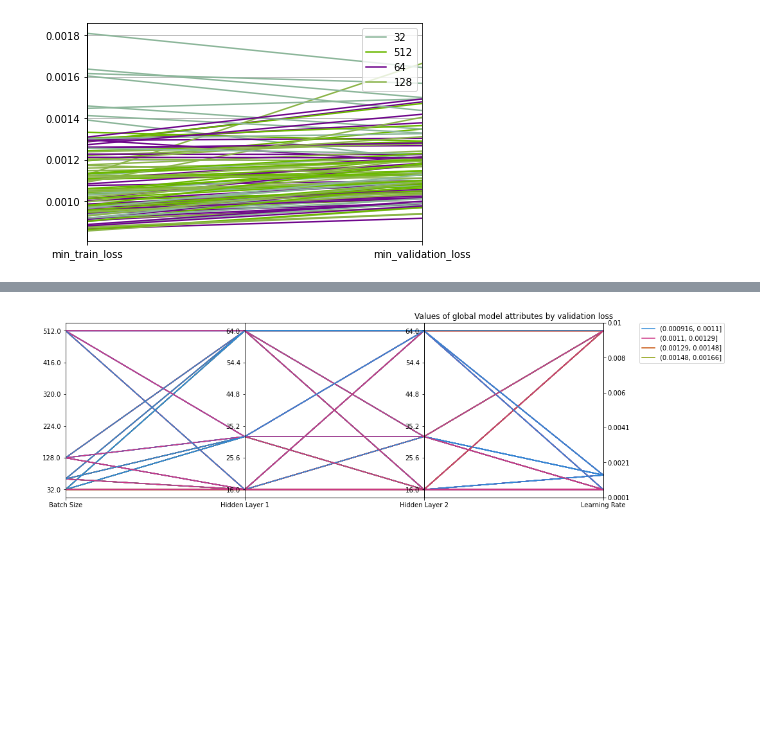
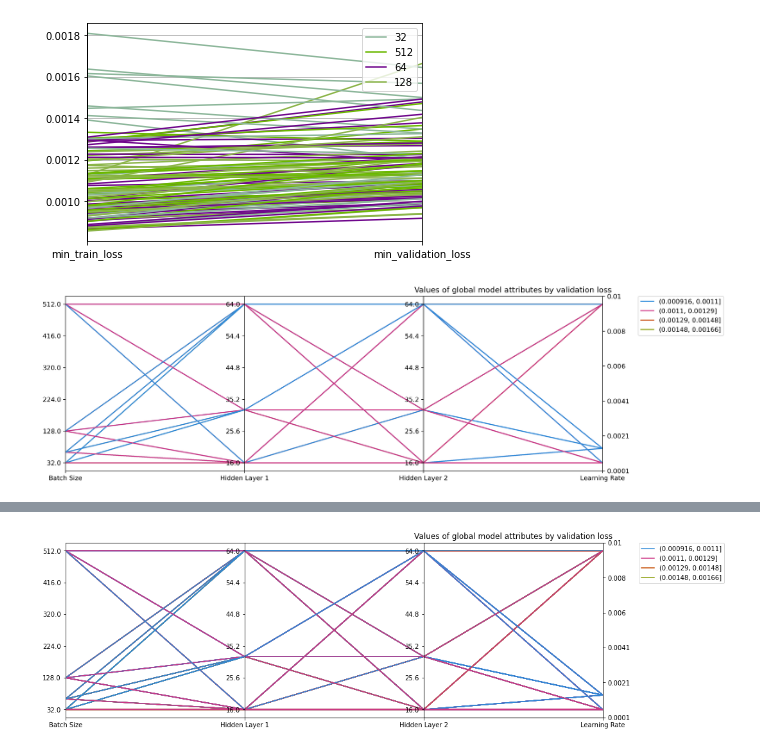
Before and after one commit to inf0rmatiker/model-service, a Jupyter notebook: experiments/nicks_notebook.ipynb, the cells around one changed output, grey strips where cells are left out. Drawn from its saved outputs; the diff is of its cells as text; code cells hidden in the pictures; blank space fills up the shorter version.

```diff
--- a/experiments/nicks_notebook.ipynb
+++ b/experiments/nicks_notebook.ipynb
@@ -151,3 +151,97 @@ for experiment in experiments:
 # print(dataframe['min_validation_loss'])
 # %% [output]
 [figure]
+# %%
+from matplotlib import ticker
+
+dataframe = pd.read_csv(filepath, header=0)
+# print("dataframe['min_validation_loss'] initial")
+# print(dataframe['min_validation_loss'])
+
+cols = ['batch_size', 'hl1_units', 'hl2_units', 'learning_rate']
+col_labels = ['Batch Size', 'Hidden Layer 1', 'Hidden Layer 2', 'Learning Rate']
+x = [i for i, _ in enumerate(cols)]
+colours = ['#2e8ad8', '#cd3785', '#c64c00', '#889a00']
+
+# print("dataframe['min_validation_loss'] final")
+# print(dataframe['min_validation_loss'])
+
+# dataframe['min_validation_loss'] = pd.cut(dataframe['min_validation_loss'], [0.000916, 0.0011, 0.00129, 0.00148, 0.00166])
+dataframe['loss_bucket'] = pd.cut(dataframe['min_validation_loss'], 4)
+
+# create dict of categories: colours
+colours = {dataframe['loss_bucket'].cat.categories[i]: colours[i] for i, _ in enumerate(dataframe['loss_bucket'].cat.categories)}
+
+# Create (X-1) sublots along x axis
+fig, axes = plt.subplots(1, len(x)-1, sharey=False, figsize=(15,5), dpi=300)
+
+# Get min, max and range for each column
+# Normalize the data for each column
+min_max_range = {}
+for col in cols:
+    min_max_range[col] = [dataframe[col].min(), dataframe[col].max(), np.ptp(dataframe[col])]
+#     if col == "learning_rate":
+#         print("min_max_range[col]")
+#         print(dataframe[col])
+#         print(min_max_range[col])
+    dataframe[col] = np.true_divide(dataframe[col] - dataframe[col].min(), np.ptp(dataframe[col]))
+#     if col == "learning_rate":
+#         print("min_max_range[col]")
+#         print(dataframe[col])
+#         print(min_max_range[col])
+
+# Plot each row
+for i, ax in enumerate(axes):
+    for idx in dataframe.index:
+        loss_category = dataframe.loc[idx, 'min_validation_loss']
+
+        for interval in colours.keys():
+            if loss_category in interval:
+                ax.plot(x, dataframe.loc[idx, cols], colours[interval])
+    ax.set_xlim([x[i], x[i+1]])
+
+# Set the tick positions and labels on y axis for each plot
+# Tick positions based on normalised data
+# Tick labels are based on original data
+def set_ticks_for_axis(dim, ax, ticks):
+    min_val, max_val, val_range = min_max_range[cols[dim]]
+    step = val_range / float(ticks-1)
+    tick_labels = [round(min_val + step * i, 2) for i in range(ticks)]
+    if cols[dim] == "learning_rate":
+        tick_labels = [round(min_val + step * i, 4) for i in range(ticks)]
+    norm_min = dataframe[cols[dim]].min()
+    norm_range = np.ptp(dataframe[cols[dim]])
+    norm_step = norm_range / float(ticks-1)
+    ticks = [round(norm_min + norm_step * i, 2) for i in range(ticks)]
+    ax.yaxis.set_ticks(ticks)
+    ax.set_yticklabels(tick_labels)
+
+for dim, ax in enumerate(axes):
+    ax.xaxis.set_major_locator(ticker.FixedLocator([dim]))
+    set_ticks_for_axis(dim, ax, ticks=6)
+    ax.set_xticklabels([col_labels[dim]])
+
+
+# Move the final axis' ticks to the right-hand side
+ax = plt.twinx(axes[-1])
+dim = len(axes)
+ax.xaxis.set_major_locator(ticker.FixedLocator([x[-2], x[-1]]))
+set_ticks_for_axis(dim, ax, ticks=6)
+ax.set_xticklabels([col_labels[-2], col_labels[-1]])
+
+
+# Remove space between subplots
+plt.subplots_adjust(wspace=0)
+
+# Add legend to plot
+plt.legend(
+    [plt.Line2D((0,1),(0,0), color=colours[cat]) for cat in dataframe['loss_bucket'].cat.categories],
+    dataframe['loss_bucket'].cat.categories,
+    bbox_to_anchor=(1.2, 1), loc=2, borderaxespad=0.)
+
+plt.title("Values of global model attributes by validation loss")
+
+#plt.savefig('results_images/global_model_parallel_chart.png', dpi=300)
+plt.show()
+# %% [output]
+[figure, added]
```
Also changed, not shown: parts of 2 cells of this notebook, 2 other files.
